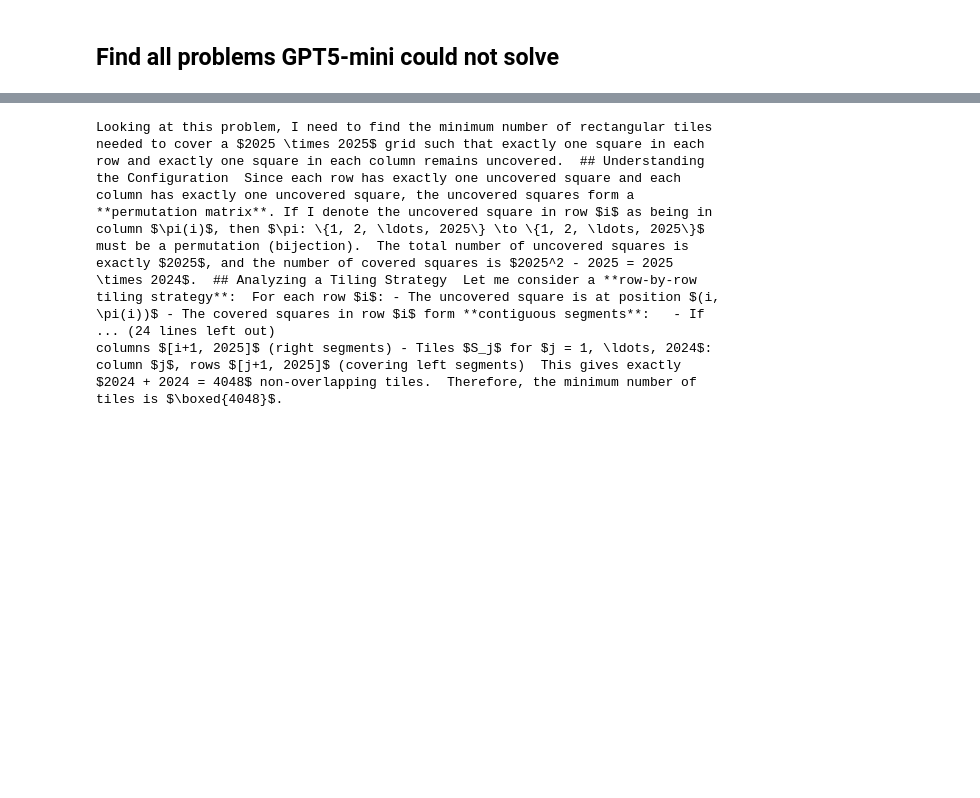
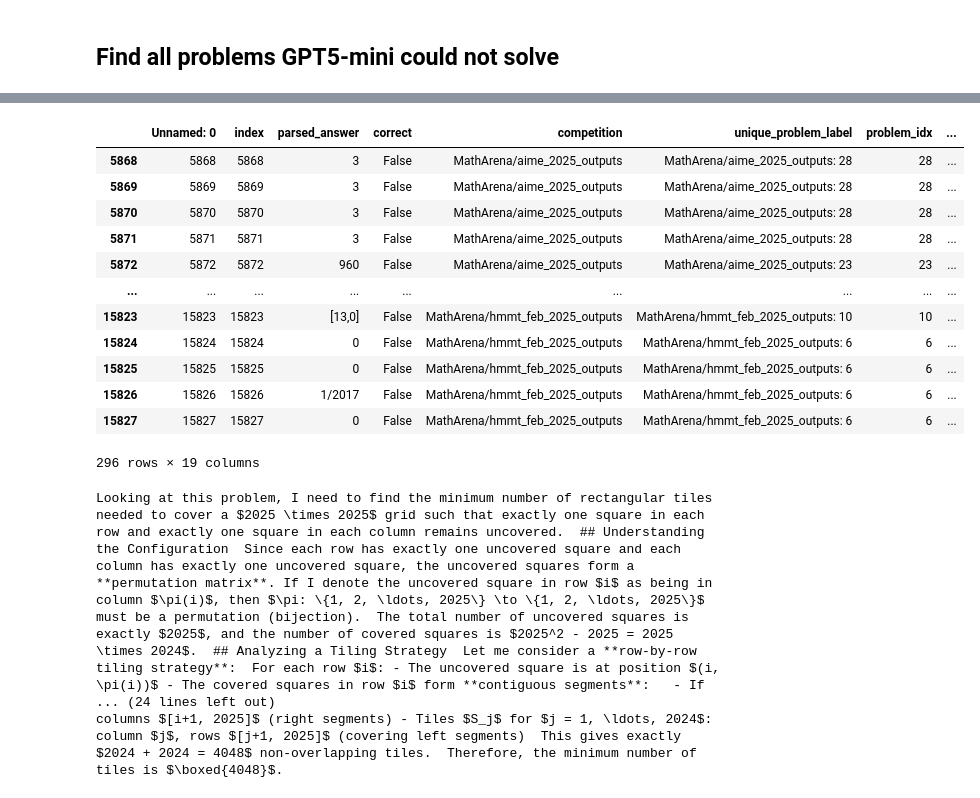
Before and after one commit to au-nlp/project-milestone-p2-group15, a Jupyter notebook: view_individual_model_stats.ipynb, the cells around one changed output, grey strips where cells are left out. Cells and saved outputs as stored; diff of their text form; code cells hidden in the pictures; blank space fills up the shorter version.

```diff
--- a/view_individual_model_stats.ipynb
+++ b/view_individual_model_stats.ipynb
@@ -67,3 +94,19 @@ example
+# %%
+df_new_false[df_new_false[CORRECT]==False]
+# %% [output]
+|  | Unnamed: 0 | index | parsed_answer | correct | competition | unique_problem_label | problem_idx | ... |
+| 5868 | 5868 | 5868 | 3 | False | MathArena/aime_2025_outputs | MathArena/aime_2025_outputs: 28 | 28 | ... |
+| 5869 | 5869 | 5869 | 3 | False | MathArena/aime_2025_outputs | MathArena/aime_2025_outputs: 28 | 28 | ... |
+| 5870 | 5870 | 5870 | 3 | False | MathArena/aime_2025_outputs | MathArena/aime_2025_outputs: 28 | 28 | ... |
+| 5871 | 5871 | 5871 | 3 | False | MathArena/aime_2025_outputs | MathArena/aime_2025_outputs: 28 | 28 | ... |
+| 5872 | 5872 | 5872 | 960 | False | MathArena/aime_2025_outputs | MathArena/aime_2025_outputs: 23 | 23 | ... |
+| ... | ... | ... | ... | ... | ... | ... | ... | ... |
+| 15823 | 15823 | 15823 | [13,0] | False | MathArena/hmmt_feb_2025_outputs | MathArena/hmmt_feb_2025_outputs: 10 | 10 | ... |
+| 15824 | 15824 | 15824 | 0 | False | MathArena/hmmt_feb_2025_outputs | MathArena/hmmt_feb_2025_outputs: 6 | 6 | ... |
+| 15825 | 15825 | 15825 | 0 | False | MathArena/hmmt_feb_2025_outputs | MathArena/hmmt_feb_2025_outputs: 6 | 6 | ... |
+| 15826 | 15826 | 15826 | 1/2017 | False | MathArena/hmmt_feb_2025_outputs | MathArena/hmmt_feb_2025_outputs: 6 | 6 | ... |
+| 15827 | 15827 | 15827 | 0 | False | MathArena/hmmt_feb_2025_outputs | MathArena/hmmt_feb_2025_outputs: 6 | 6 | ... |
+296 rows × 19 columns
 # %%
 import textwrap
 def prettify( f, col):
```
Also changed, not shown: parts of 9 cells of this notebook, 5 other files.
